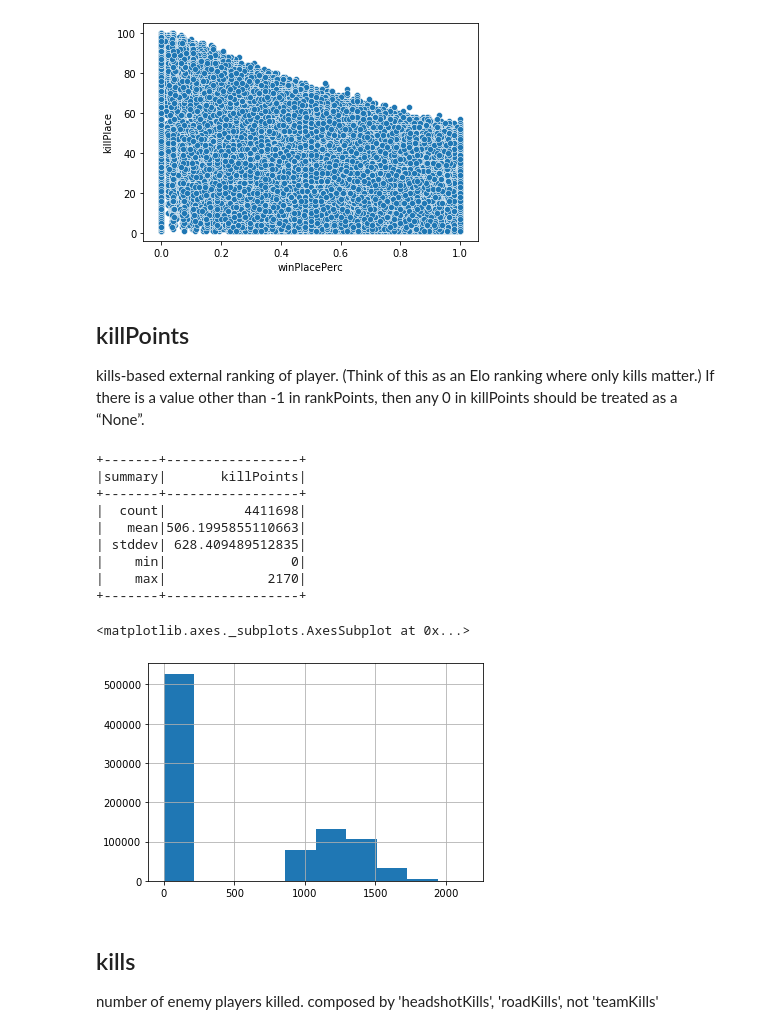
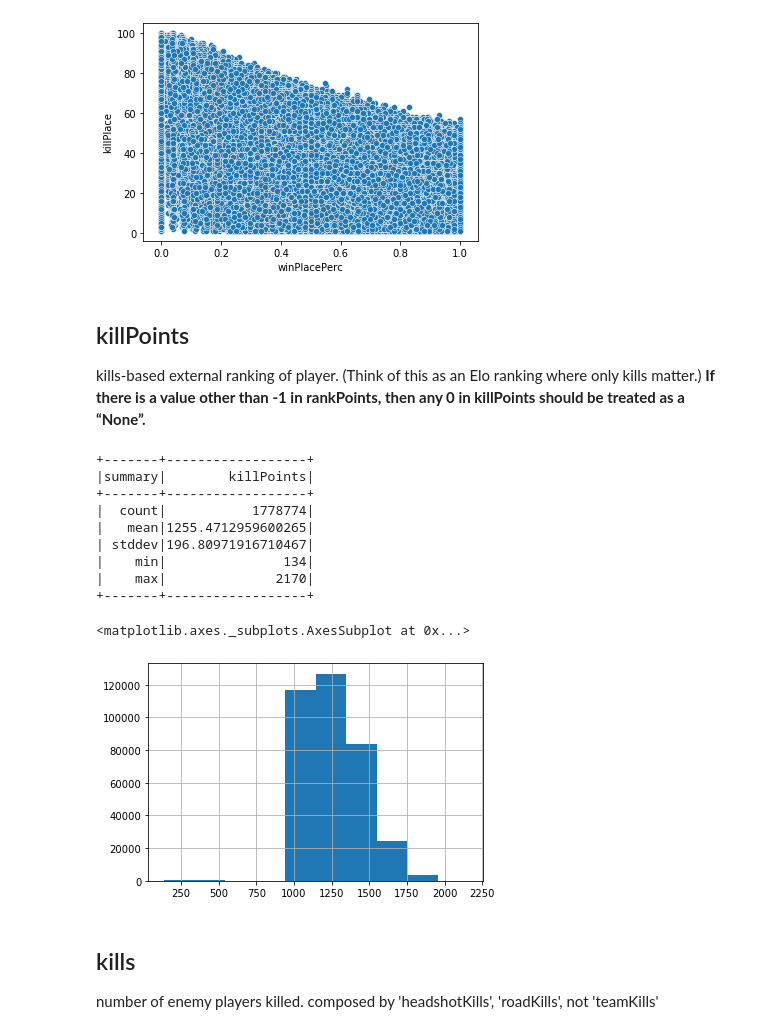
Before and after one commit to Checco9811/Distributed-Data-Analysis-and-Mining, a Jupyter notebook: General Preprocessing.ipynb, the cells around one changed output. Drawn from its saved outputs; the diff is of its cells as text; code cells hidden in the pictures.

```diff
--- a/General Preprocessing.ipynb
+++ b/General Preprocessing.ipynb
@@ -96,8 +64,0 @@ tmp.toPandas().set_index("matchtype").plot(kind="bar")
-# %%
-data = data.withColumn("isFirstPerson", when(col("matchtype").contains("fpp"), True).otherwise(False))
-# %%
-data = data.withColumn("matchtype", when(col("matchtype").contains("duo"), 2)
-                           .when(col("matchtype").contains("solo"), 1)
-                           .otherwise(4))
-
-data.createOrReplaceTempView("pubg")
@@ -309,2 +266,12 @@ strani:
+# %%
+data = data.withColumn('winPlaceClass', when(col("winPlacePerc") == 0, 6)
+                                .when(col("winPlacePerc") == 1,  1)
+                                .when( (col("winPlacePerc") > 0) & (col("winPlacePerc") <= 0.25 ), 5)
+                                .when( (col("winPlacePerc") > 0.25) & (col("winPlacePerc") <= 0.5 ), 4)
+                                .when( (col("winPlacePerc") > 0.5) & (col("winPlacePerc") <= 0.75 ), 3)
+                                .when( (col("winPlacePerc") > 0.75) & (col("winPlacePerc") < 1 ), 2)
+               )
+
+data.createOrReplaceTempView("pubg")
 # %%
 res = sqlCtx.sql("""SELECT
@@ -473,11 +443,9 @@ tmp.toPandas().set_index("matchtype").plot(kind="bar")
 # %%
 #sample del dataframe spark per plotting
 seed = 42
-df_pandas = data.sample(False, 0.2, seed).toPandas()
+withReplacement=False
+df_pandas = data.sample(withReplacement, 0.2, seed).toPandas()
 
-# Alternativa
-#df = data[['killPlace', 'winPlacePerc', 'matchtype']].sample(False, 0.5, seed).toPandas()
-#df = data[['killPlace', 'winPlacePerc', 'matchtype']].toPandas()
 df_pandas.columns
 # %% [output]
 Index(['Id', 'groupId', 'matchId', 'assists', 'boosts', 'damageDealt', 'DBNOs',
@@ -727,24 +690,24 @@ sns.scatterplot(x="winPlacePerc", y="killPlace", data=df_pandas)
 [figure]
 # %% [markdown]
 ## killPoints
-kills-based external ranking of player. (Think of this as an Elo ranking where only kills matter.) If there is a value other than -1 in rankPoints, then any 0 in killPoints should be treated as a “None”.
+kills-based external ranking of player. (Think of this as an Elo ranking where only kills matter.) **If there is a value other than -1 in rankPoints, then any 0 in killPoints should be treated as a “None”.**
 # %%
-data.select('killPoints').summary().show()
+data.filter(col('killPoints') > 0).select('killPoints').summary().show()
 # %% [output]
-+-------+-----------------+
-|summary|       killPoints|
-+-------+-----------------+
-|  count|          4411698|
-|   mean|506.1995855110663|
-| stddev| 628.409489512835|
-|    min|                0|
-|    max|             2170|
-+-------+-----------------+
++-------+------------------+
+|summary|        killPoints|
++-------+------------------+
+|  count|           1778774|
+|   mean|1255.4712959600265|
+| stddev|196.80971916710467|
+|    min|               134|
+|    max|              2170|
++-------+------------------+
 # %%
-df_pandas.killPoints.hist()
+df_pandas[df_pandas.killPoints > 0].killPoints.hist()
 # %% [output]
 <matplotlib.axes._subplots.AxesSubplot at 0x...>
-[figure, old version]
+[figure, new version]
 # %% [markdown]
 ## kills
 number of enemy players killed.
```
Also changed, not shown: parts of 63 cells of this notebook, 4 other files.
